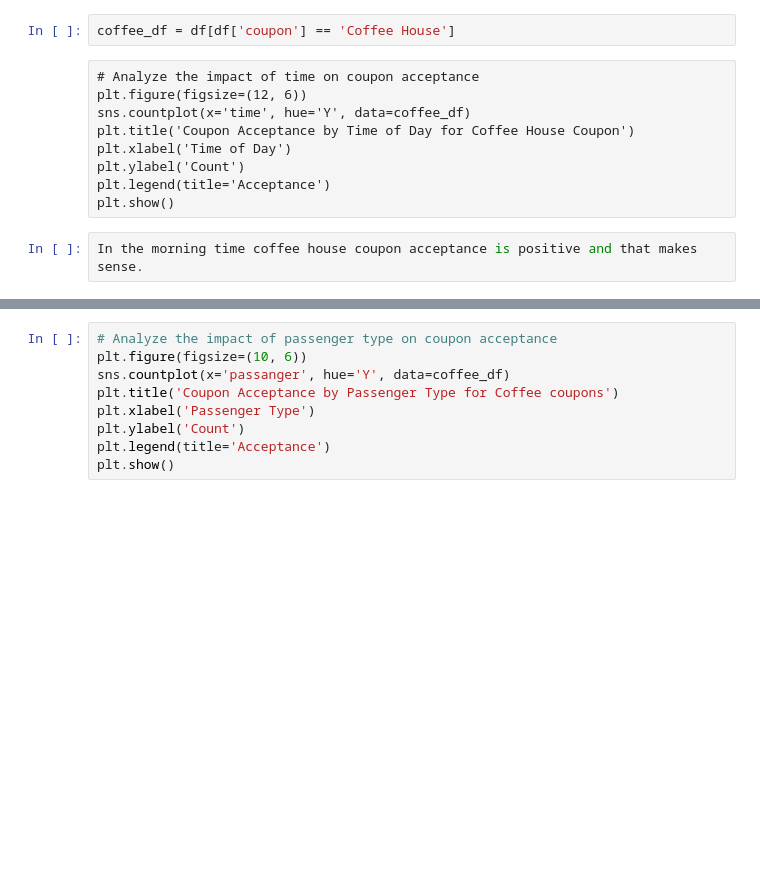
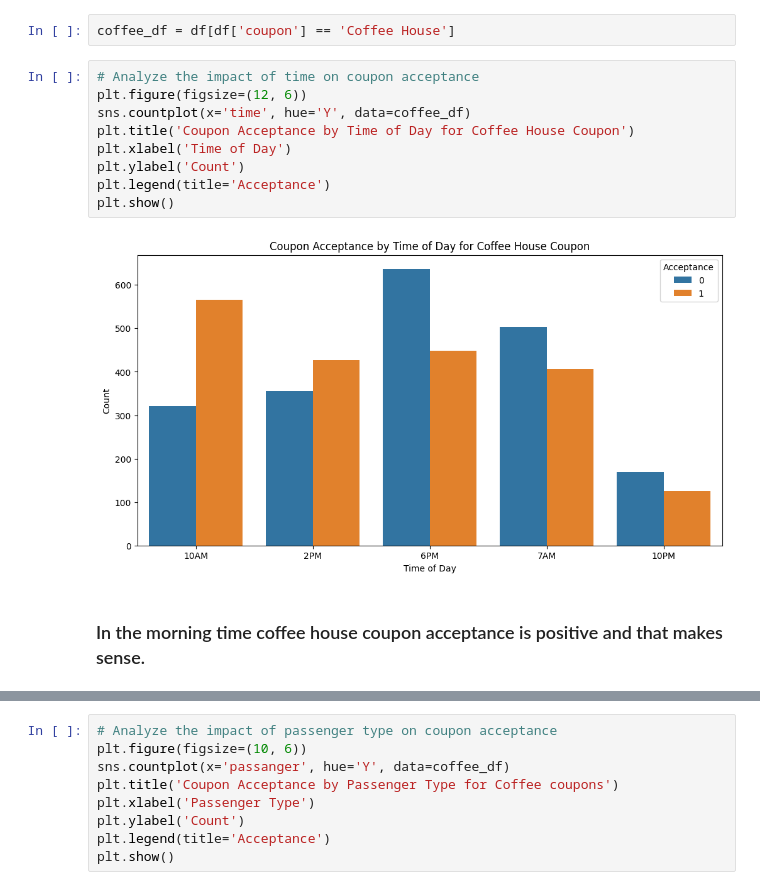
Before and after one commit to vbudhiraja/PCMLAI-Practical-Application-1, a Jupyter notebook: prompt.ipynb, the cells around one changed output, grey strips where cells are left out. Drawn from its saved outputs; the diff is of its cells as text; blank space fills up the shorter version.

```diff
--- a/prompt.ipynb
+++ b/prompt.ipynb
@@ -287,17 +299,19 @@ Drivers who accepted the coupons are younger, eat in cheaper restuarants more of
 Using the bar coupon example as motivation, you are to explore one of the other coupon groups and try to determine the characteristics of passengers who accept the coupons.
 # %%
 coffee_df = df[df['coupon'] == 'Coffee House']
-# %% [raw]
-# Analyze the impact of time on coupon acceptance
-plt.figure(figsize=(12, 6))
-sns.countplot(x='time', hue='Y', data=coffee_df)
-plt.title('Coupon Acceptance by Time of Day for Coffee House Coupon')
-plt.xlabel('Time of Day')
-plt.ylabel('Count')
-plt.legend(title='Acceptance')
-plt.show()
-# %%
-In the morning time coffee house coupon acceptance is positive and that makes sense.
+# %%
+# Analyze the impact of time on coupon acceptance
+plt.figure(figsize=(12, 6))
+sns.countplot(x='time', hue='Y', data=coffee_df)
+plt.title('Coupon Acceptance by Time of Day for Coffee House Coupon')
+plt.xlabel('Time of Day')
+plt.ylabel('Count')
+plt.legend(title='Acceptance')
+plt.show()
+# %% [output]
+[figure, added]
+# %% [markdown]
+### In the morning time coffee house coupon acceptance is positive and that makes sense.
 # %%
 # Analyze the impact of time on coupon acceptance
 plt.figure(figsize=(12, 6))
```
Also changed, not shown: parts of 17 cells of this notebook.
